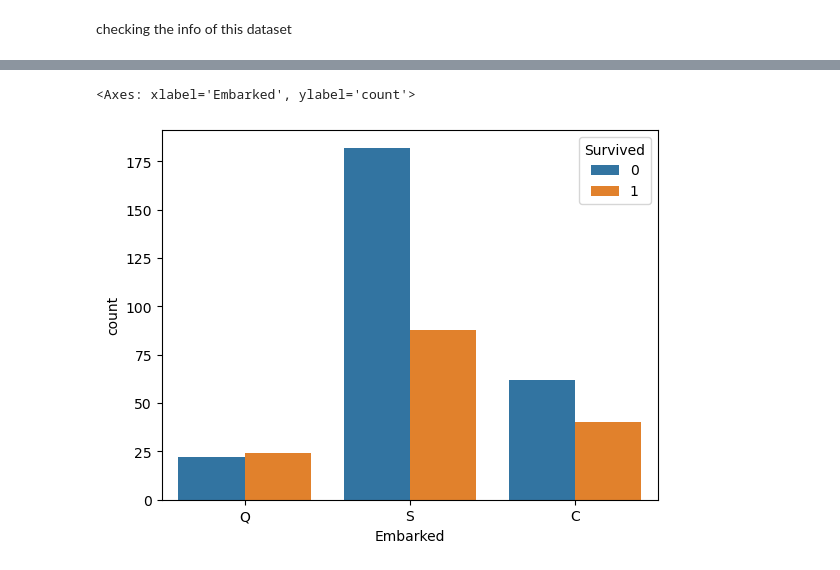
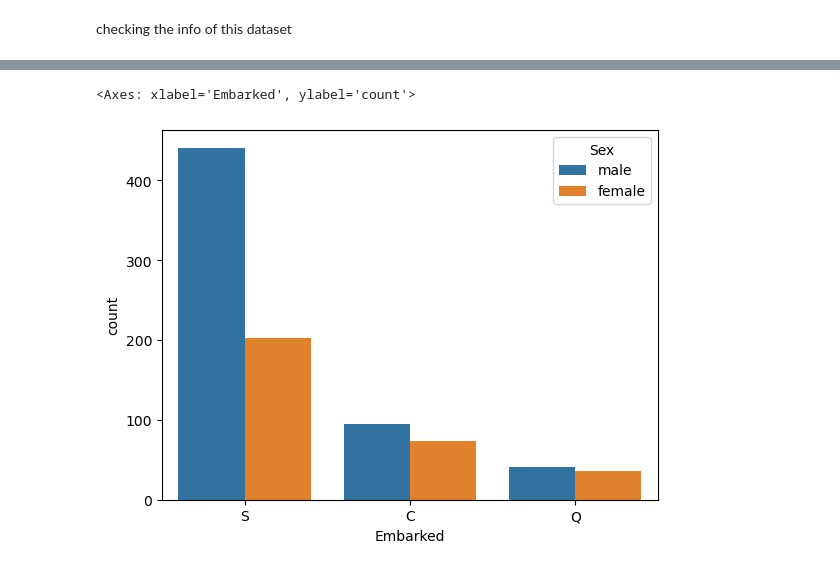
Before and after one commit to Swayam7Garg/Titanic-Survival-Prediction, a Jupyter notebook: titanic.ipynb, the cells around one changed output, grey strips where cells are left out. Cells and saved outputs as stored; diff of their text form; code cells hidden in the pictures.

```diff
--- a/titanic.ipynb
+++ b/titanic.ipynb
@@ -8,7 +8,7 @@ from sklearn.impute import SimpleImputer
 from sklearn.model_selection import train_test_split
 from sklearn.compose import ColumnTransformer
 # %%
-df = pd.read_csv("titanic.csv")
+df = pd.read_csv("Titanic-Dataset.csv")
 # %%
 df.head()
 # %% [output]
@@ -112,5 +131,5 @@ Name: count, dtype: int64
 # %%
-sns.countplot(x = 'Embarked' , data = df ,hue = 'Survived')
+sns.countplot(x = 'Embarked' , data = df ,hue = 'Sex')
 # %% [output]
 <Axes: xlabel='Embarked', ylabel='count'>
-[figure, old version]
+[figure, new version]
```
Also changed, not shown: parts of 111 cells of this notebook, 2 other files.
